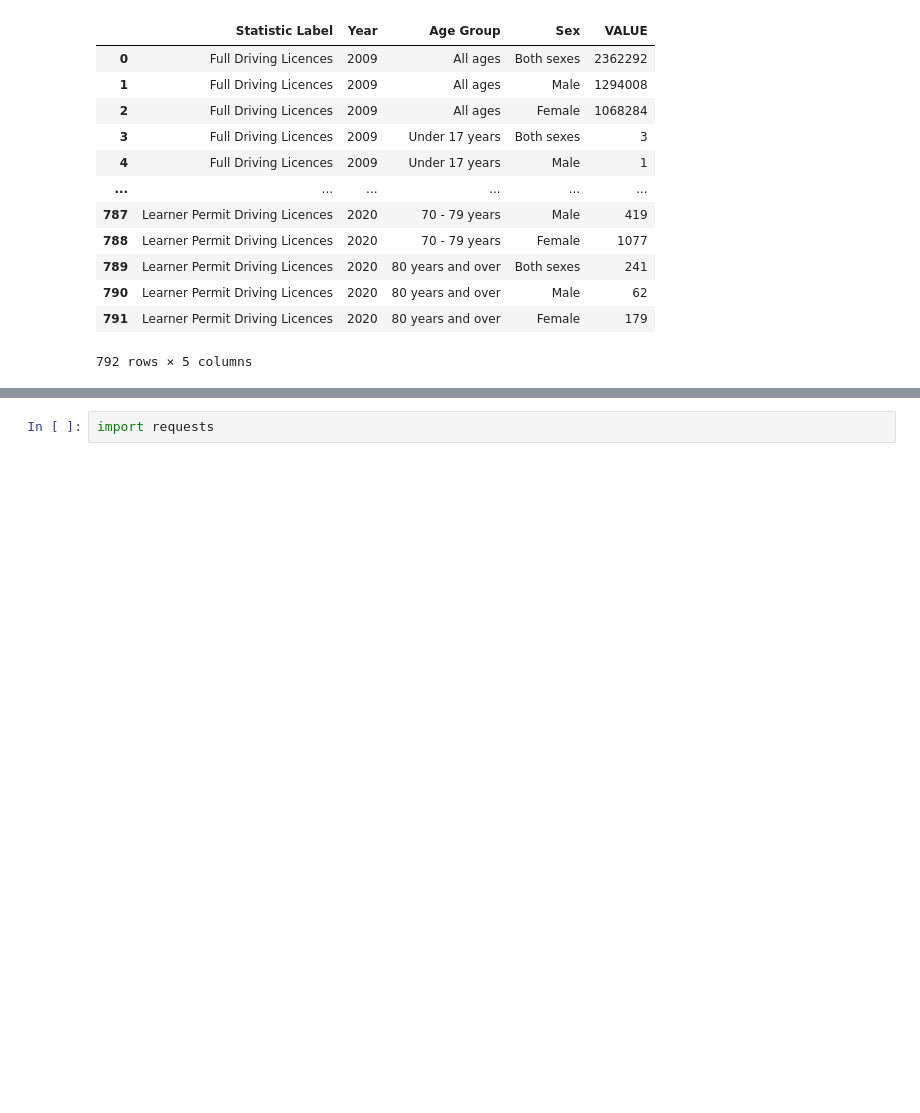
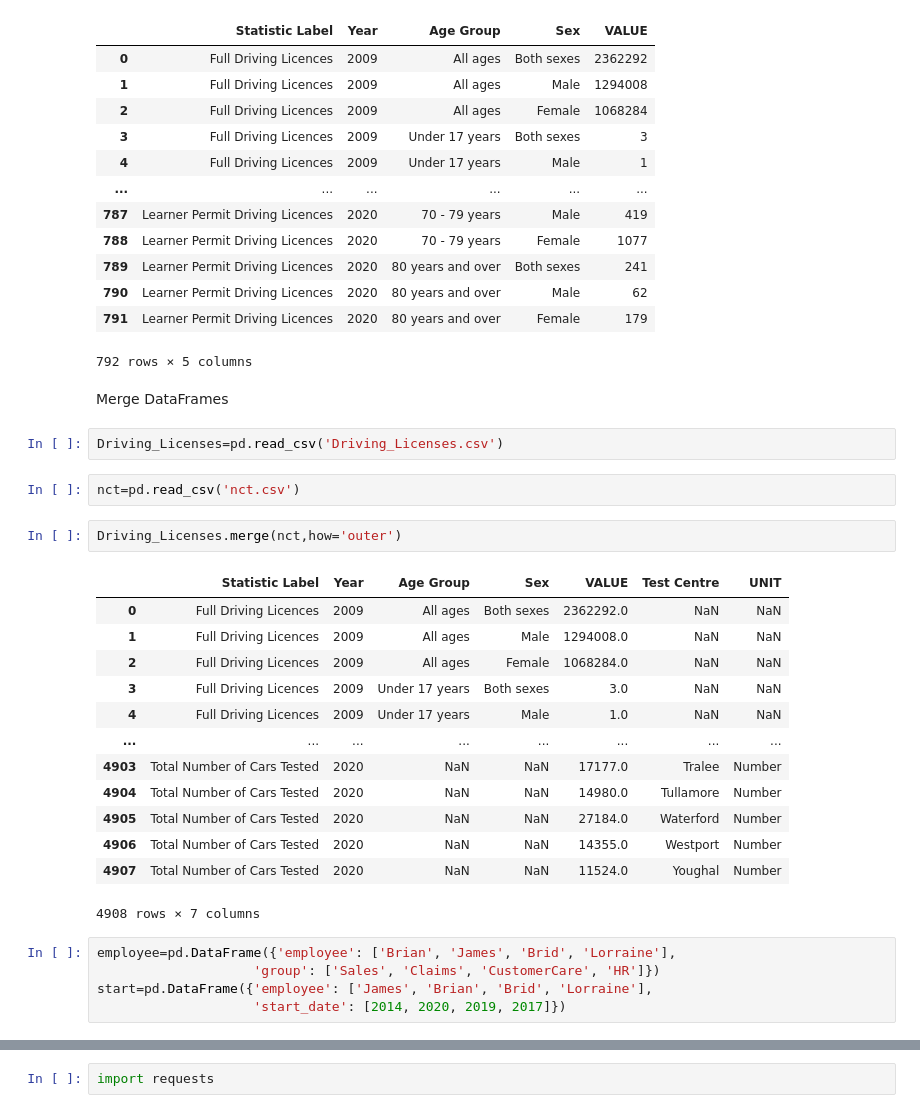
Before and after one commit to hartyl1/UCDPA_harty, a Jupyter notebook: Copy_of_Copy_of_Untitled12.ipynb, the cells around one changed output, grey strips where cells are left out. Cells and saved outputs as stored; diff of their text form; blank space fills up the shorter version.

```diff
--- a/Copy_of_Copy_of_Untitled12.ipynb
+++ b/Copy_of_Copy_of_Untitled12.ipynb
@@ -349,3 +342,30 @@ Driving_Licenses.fillna({'VALUE':'0000'})
 | 790 | Learner Permit Driving Licences | 2020 | 80 years and over | Male | 62 |
 | 791 | Learner Permit Driving Licences | 2020 | 80 years and over | Female | 179 |
 792 rows × 5 columns
+# %% [markdown]
+Merge DataFrames
+# %%
+Driving_Licenses=pd.read_csv('Driving_Licenses.csv')
+# %%
+nct=pd.read_csv('nct.csv')
+# %%
+Driving_Licenses.merge(nct,how='outer')
+# %% [output]
+|  | Statistic Label | Year | Age Group | Sex | VALUE | Test Centre | UNIT |
+| 0 | Full Driving Licences | 2009 | All ages | Both sexes | 2362292.0 | NaN | NaN |
+| 1 | Full Driving Licences | 2009 | All ages | Male | 1294008.0 | NaN | NaN |
+| 2 | Full Driving Licences | 2009 | All ages | Female | 1068284.0 | NaN | NaN |
+| 3 | Full Driving Licences | 2009 | Under 17 years | Both sexes | 3.0 | NaN | NaN |
+| 4 | Full Driving Licences | 2009 | Under 17 years | Male | 1.0 | NaN | NaN |
+| ... | ... | ... | ... | ... | ... | ... | ... |
+| 4903 | Total Number of Cars Tested | 2020 | NaN | NaN | 17177.0 | Tralee | Number |
+| 4904 | Total Number of Cars Tested | 2020 | NaN | NaN | 14980.0 | Tullamore | Number |
+| 4905 | Total Number of Cars Tested | 2020 | NaN | NaN | 27184.0 | Waterford | Number |
+| 4906 | Total Number of Cars Tested | 2020 | NaN | NaN | 14355.0 | Westport | Number |
+| 4907 | Total Number of Cars Tested | 2020 | NaN | NaN | 11524.0 | Youghal | Number |
+4908 rows × 7 columns
+# %%
+employee=pd.DataFrame({'employee': ['Brian', 'James', 'Brid', 'Lorraine'],
+                    'group': ['Sales', 'Claims', 'CustomerCare', 'HR']})
+start=pd.DataFrame({'employee': ['James', 'Brian', 'Brid', 'Lorraine'],
+                    'start_date': [2014, 2020, 2019, 2017]})
```
Also changed, not shown: parts of 10 cells of this notebook.
